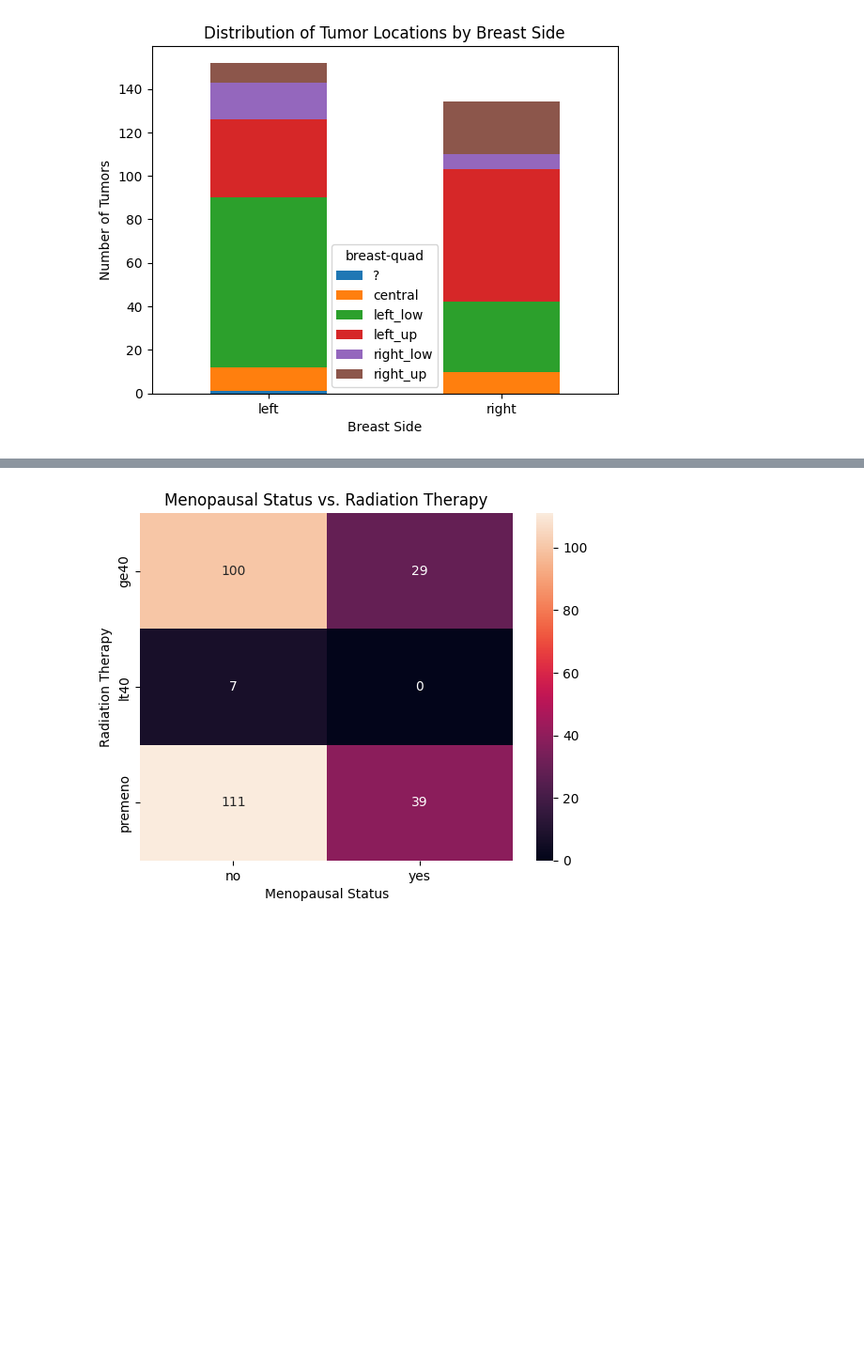
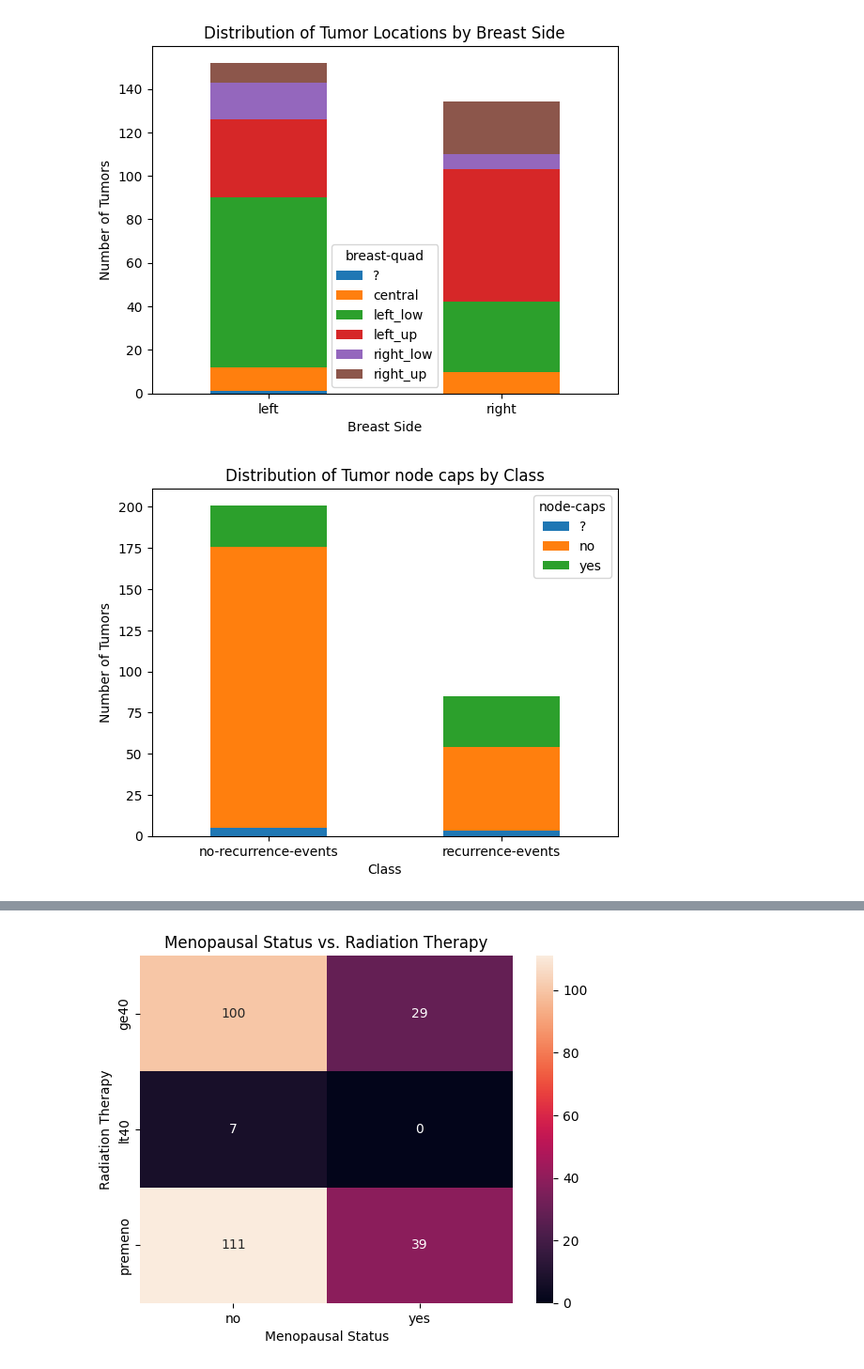
Before and after one commit to Mohammadreza-Farkhondeh/OneMoreIteration, a Jupyter notebook: breast_cancer/breast_cancer.ipynb, the cells around one changed output, grey strips where cells are left out. Shown at 94% size. Cells and saved outputs as stored; diff of their text form; code cells hidden in the pictures; blank space fills up the shorter version.

```diff
--- a/breast_cancer/breast_cancer.ipynb
+++ b/breast_cancer/breast_cancer.ipynb
@@ -210,3 +216,13 @@ plt.xticks(rotation=0)
 plt.show()
 # %% [output]
 [figure]
+# %%
+c = df.groupby(['Class', 'node-caps']).size().unstack()
+c.plot(kind="bar", stacked=True)
+plt.title("Distribution of Tumor node caps by Class")
+plt.xlabel("Class")
+plt.ylabel("Number of Tumors")
+plt.xticks(rotation=0)
+plt.show()
+# %% [output]
+[figure, added]
```
Also changed, not shown: parts of 18 cells of this notebook, 1 other file.
